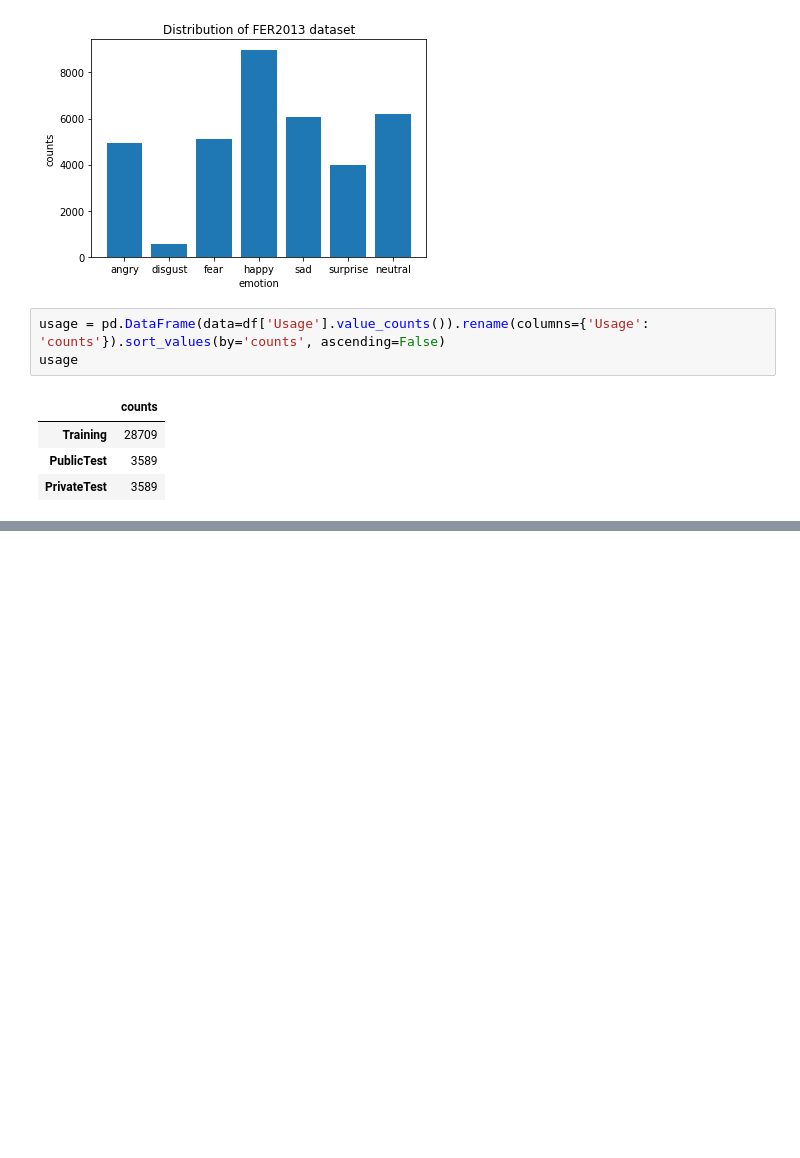
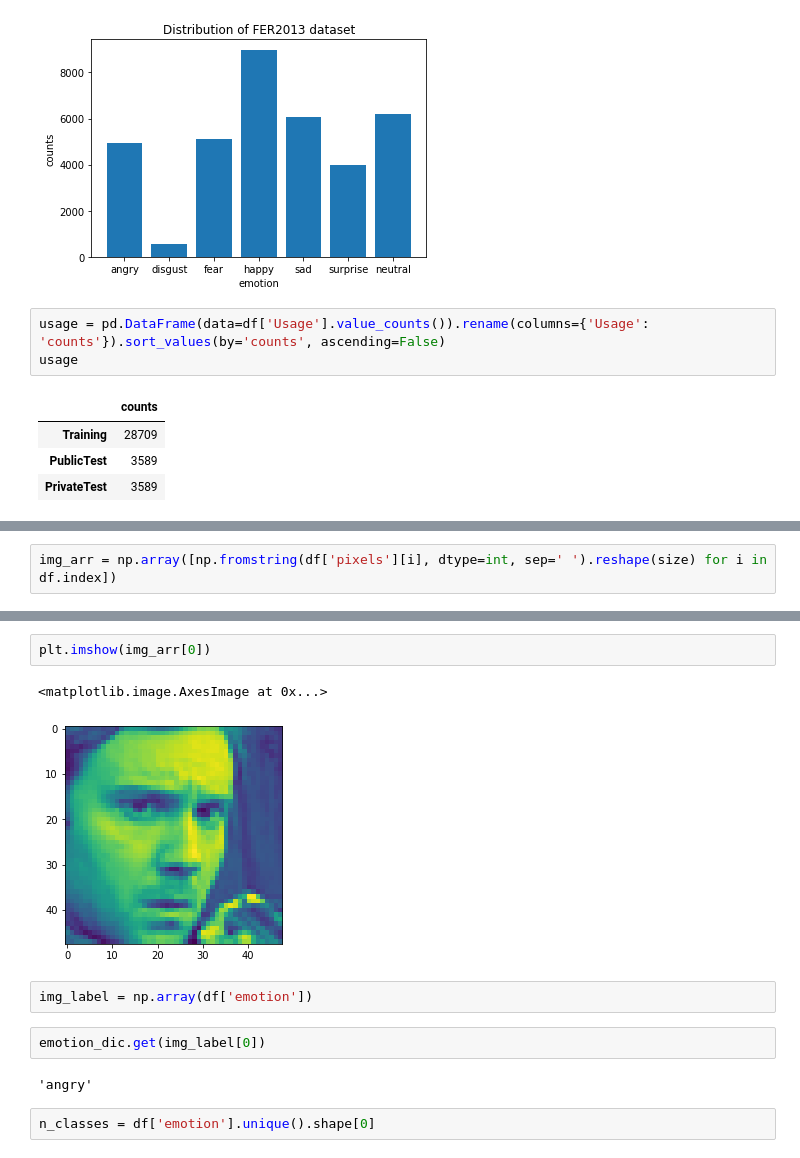
Before and after one commit to jiuntian/partner_face_emotion_recognition, a Jupyter notebook: visual_fer2013.ipynb, the cells around one changed output, grey strips where cells are left out. Drawn from its saved outputs; the diff is of its cells as text; blank space fills up the shorter version.

```diff
--- a/visual_fer2013.ipynb
+++ b/visual_fer2013.ipynb
@@ -86,0 +98,2 @@ usage
+# %%
+img_arr = np.array([np.fromstring(df['pixels'][i], dtype=int, sep=' ').reshape(size) for i in df.index])
@@ -86,0 +104,13 @@ usage
+# %%
+plt.imshow(img_arr[0])
+# %% [output]
+<matplotlib.image.AxesImage at 0x...>
+[figure, added]
+# %%
+img_label = np.array(df['emotion'])
+# %%
+emotion_dic.get(img_label[0])
+# %% [output]
+'angry'
+# %%
+n_classes = df['emotion'].unique().shape[0]
```
Also changed, not shown: parts of 6 cells of this notebook.
